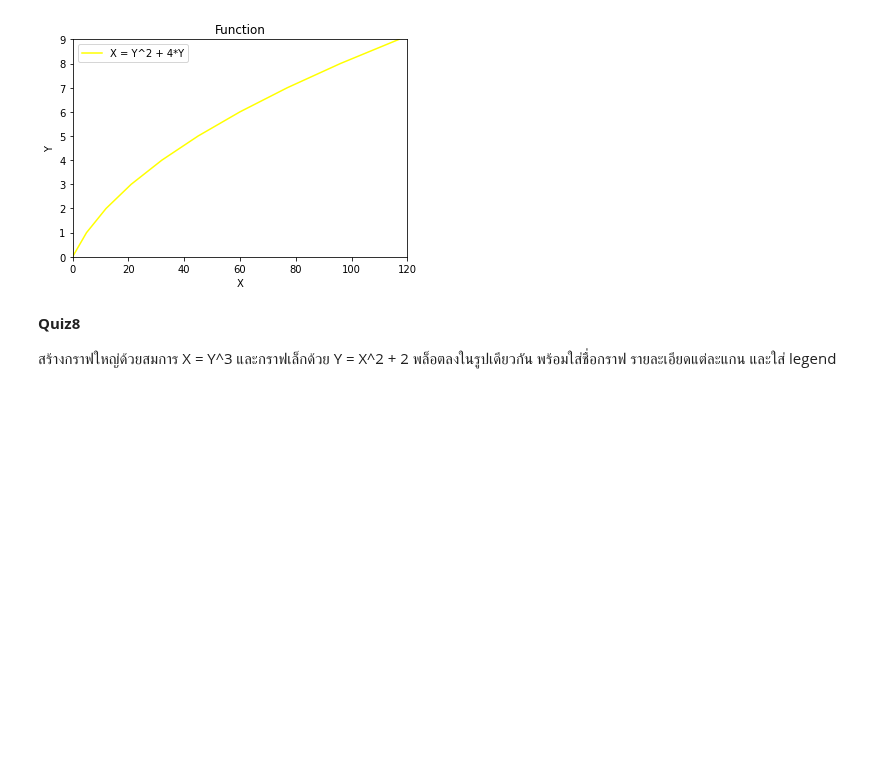
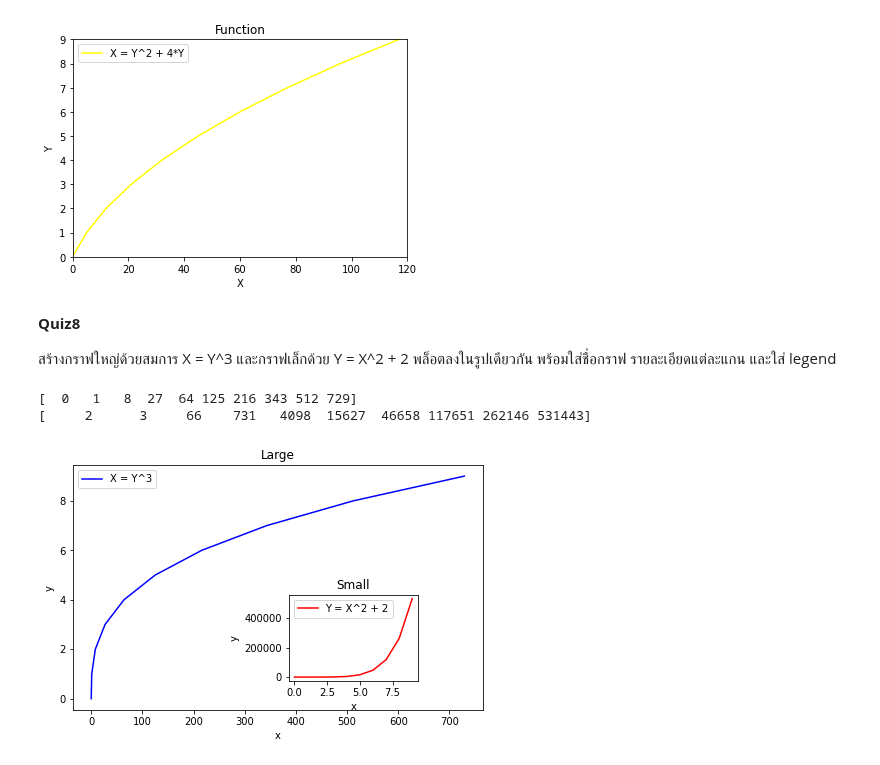
Before and after one commit to deen666/Homework_DataCamp2, a Jupyter notebook: Matplotlib/Matplotlib.ipynb, the cells around one changed output. Saved outputs shown, nothing was run; the diff lists cells and outputs as text; code cells hidden in the pictures; blank space fills up the shorter version.

```diff
--- a/Matplotlib/Matplotlib.ipynb
+++ b/Matplotlib/Matplotlib.ipynb
@@ -125,3 +125,30 @@ plt.show()
 **Quiz8**
 
 สร้างกราฟใหญ่ด้วยสมการ X = Y^3 และกราฟเล็กด้วย Y = X^2 + 2 พล็อตลงในรูปเดียวกัน พร้อมใส่ชื่อกราฟ รายละเอียดแต่ละแกน และใส่ legend
+# %%
+y = np.arange(0,10)
+x = y**3
+y1 = x**2 + 2
+print(x)
+print(y1)
+
+fig=plt.figure()
+ax1 = fig.add_axes([0.1,0.1,0.95,0.85])
+ax1.plot(x,y,c='b',label='X = Y^3')
+ax1.set_xlabel('x')
+ax1.set_ylabel('y')
+ax1.set_title('Large')
+ax1.legend(loc=0)
+
+ax2 = fig.add_axes([0.6,0.2,0.3,0.3])
+ax2.plot(y,y1,c='r',label='Y = X^2 + 2')
+ax2.set_xlabel('x')
+ax2.set_ylabel('y')
+ax2.set_title('Small')
+ax2.legend(loc=0)
+
+plt.show()
+# %% [output]
+[  0   1   8  27  64 125 216 343 512 729]
+[     2      3     66    731   4098  15627  46658 117651 262146 531443]
+[figure, added]
```
